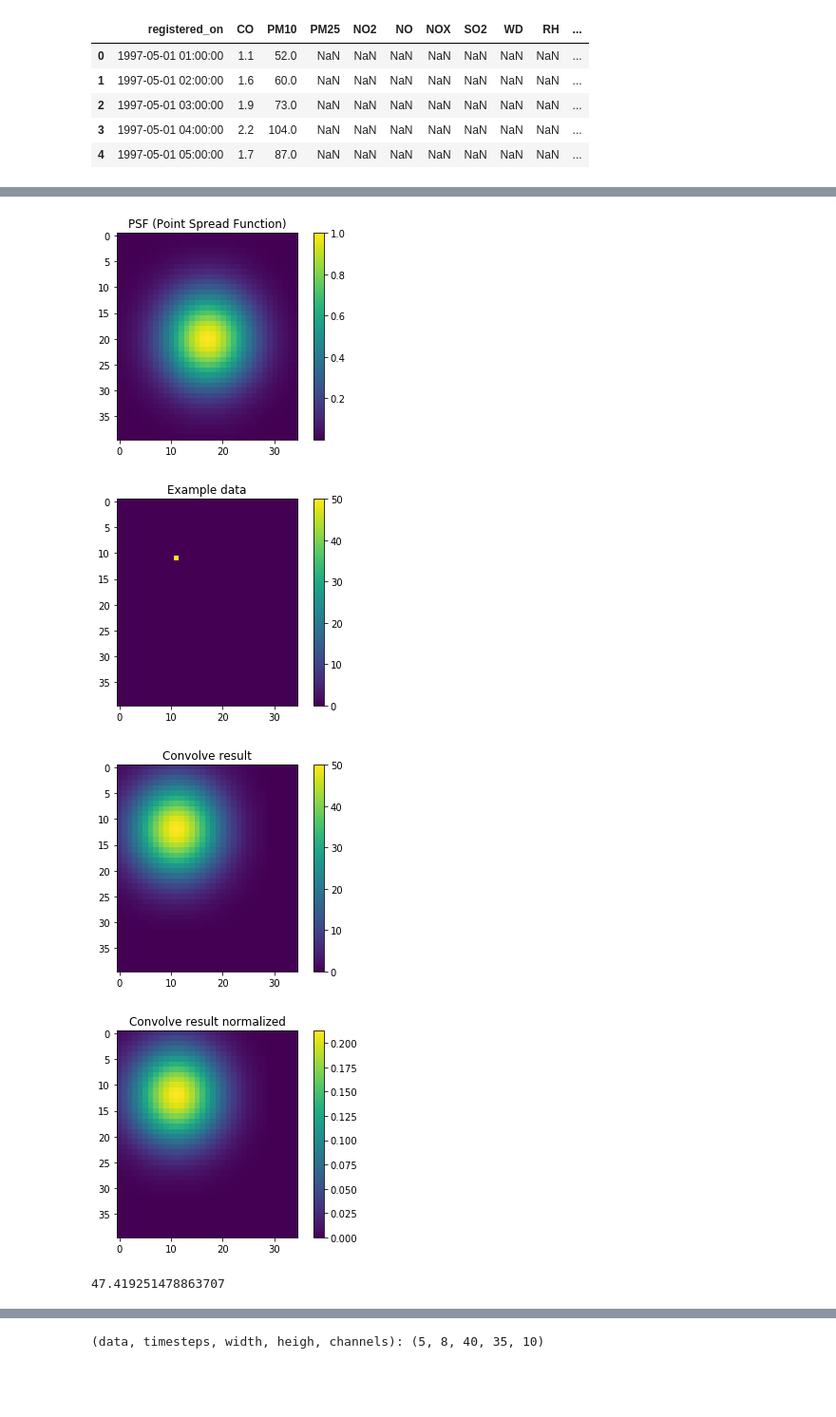
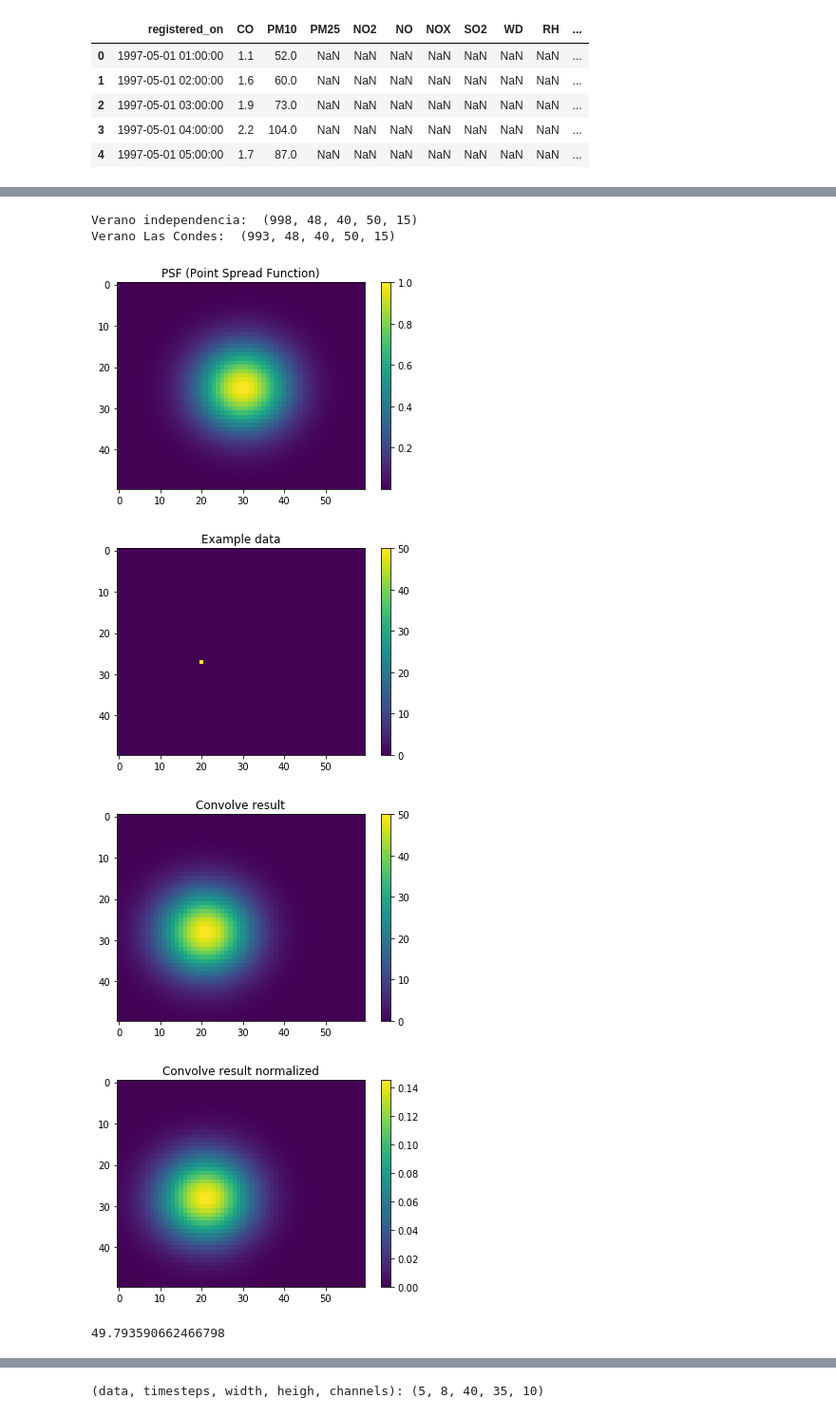
Before and after one commit to FMena14/PIIC, a Jupyter notebook: Data Handled.ipynb, the cells around one changed output, grey strips where cells are left out. Shown at 95% size. Drawn from its saved outputs; the diff is of its cells as text; code cells hidden in the pictures; blank space fills up the shorter version.

```diff
--- a/Data Handled.ipynb
+++ b/Data Handled.ipynb
@@ -47,5 +52,5 @@ HC TOT shape:  (3913, 1157)
 # %%
-W , H = 50, 60
+W , H = 40, 50
 # %%
 folder = "../proyecto/datasets/"
 
@@ -105,3 +181,33 @@ data_ind.shape
+# %%
+#data creation...
+
+def seq_2_matrix(seq,c1,c2):
+    result = []
+    for timesteps in seq:
+        aux_timesteps = []
+        for timestep in timesteps:
+            aux_compounds = []
+            for comp in timestep:
+                a = np.zeros((W,H))
+                if np.isnan(comp):
+                    #algo
+                    a[:] = MASK_VALUE #for now
+                else:
+                    a[c1,c2] = comp
+                aux_compounds.append(a)
+            aux_timesteps.append(aux_compounds)
+        result.append(aux_timesteps)
+    gc.collect()
+    return np.asarray(result).transpose(0,1,3,4,2).astype('float32')
+
+data_ind = seq_2_matrix(trainX1_inv, IND_i, IND_j) #verano
+data_cond = seq_2_matrix(trainX1_cond, LC_i, LC_j) #verano
+
+print("Verano independencia: ",data_ind.shape)
+print("Verano Las Condes: ",data_cond.shape)
+# %% [output]
+Verano independencia:  (998, 48, 40, 50, 15)
+Verano Las Condes:  (993, 48, 40, 50, 15)
 # %%
 from scipy.stats import multivariate_normal
 from scipy.signal import convolve2d
@@ -117,41 +223,42 @@ def makeGaussian(size1,size2, sigma1 = 3,sigma2=3):
     result = np.zeros((size1,size2))
     for i in range(size1):
         for j in range(size2):
-            result[i,j] = normal_distrib.pdf([i,j])*normal_factor
+            result[i,j] = normal_distrib.pdf([i,j])#*normal_factor
     return result, normal_factor
 
-psf, normal_factor = makeGaussian(W,H,W,H)
+psf_norm, normal_factor = makeGaussian(W,H,W,H)
+psf_unnorm = psf_norm*normal_factor
 # %%
-plt.imshow(psf)
+plt.imshow(psf_unnorm)
 plt.colorbar()
 plt.title("PSF (Point Spread Function)")
 plt.show()
 
 a = np.zeros(psf.shape)
 i = np.random.randint(0,a.shape[0])
 j = np.random.randint(0,a.shape[1])
 a[i,j] = 50 #measurement
 plt.imshow(a)
 plt.title("Example data")
 plt.colorbar()
 plt.show()
 
-operat = convolve2d(a, psf, mode='same', boundary='fill', fillvalue=0)
+operat = convolve2d(a, psf_unnorm, mode='same', boundary='fill', fillvalue=0)
 plt.imshow(operat)
 plt.title("Convolve result")
 plt.colorbar()
 plt.show()
 
-operat = convolve2d(a, psf/normal_factor, mode='same', boundary='fill', fillvalue=0)
+operat = convolve2d(a, psf_norm, mode='same', boundary='fill', fillvalue=0)
 plt.imshow(operat)
 plt.title("Convolve result normalized")
 plt.colorbar()
 plt.show()
 np.sum(operat)
 # %% [output]
-[figure, old version]
+[figure, new version]
-[figure, old version]
+[figure, new version]
-[figure, old version]
+[figure, new version]
-[figure, old version]
+[figure, new version]
-47.419251478863707
+49.793590662466798
 # %%
```
Also changed, not shown: parts of 11 cells of this notebook, 2 other files.
